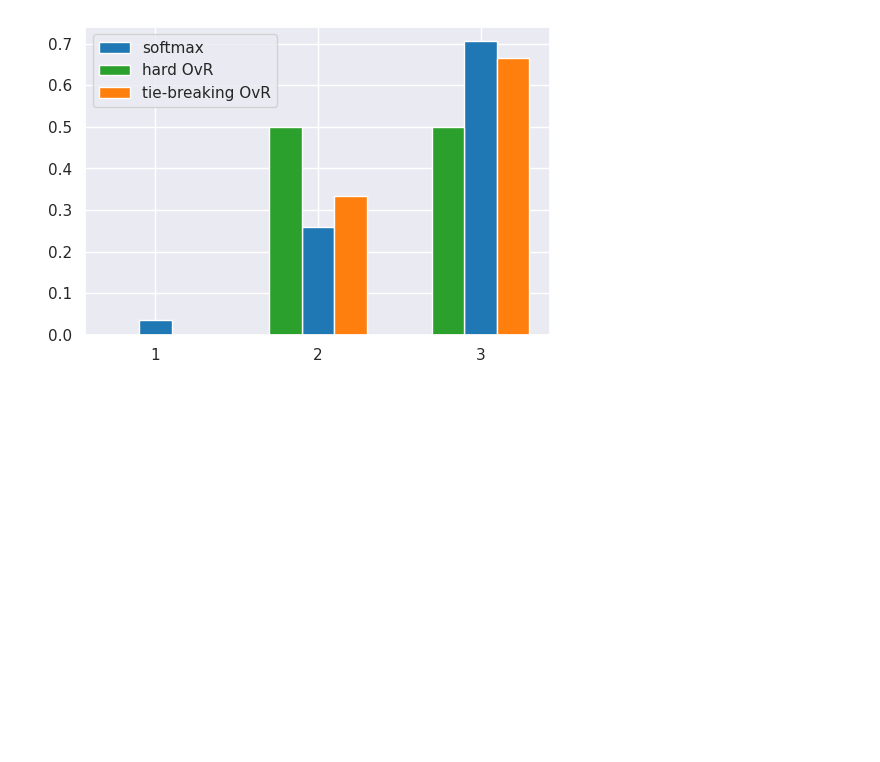
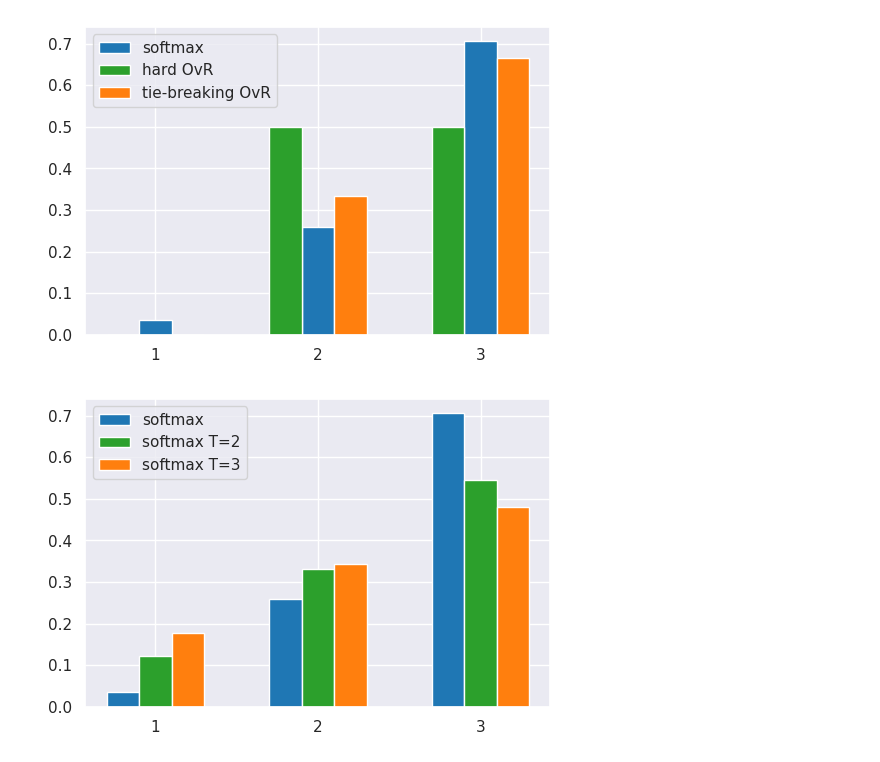
Before and after one commit to metodj/MSDNet-PyTorch, a Jupyter notebook: paper_plots.ipynb, the cells around one changed output. Drawn from its saved outputs; the diff is of its cells as text; code cells hidden in the pictures; blank space fills up the shorter version.

```diff
--- a/paper_plots.ipynb
+++ b/paper_plots.ipynb
@@ -660,3 +662,20 @@ plt.savefig(f'figures/figure_likelihoods.pdf', dpi=1200)
 plt.show()
 # %% [output]
 [figure]
+# %%
+a = torch.tensor([-1., 1., 2.])
+b = torch.softmax(a, dim=0).numpy()
+c = torch.softmax(a / 2, dim=0).numpy()
+d = torch.softmax(a / 3, dim=0).numpy()
+x = np.arange(1, 4, 1)
+
+fig, ax = plt.subplots(figsize=(6, 4))
+plt.bar(x-0.2, b, width=0.2, color='tab:blue', align='center', label='softmax')
+plt.bar(x, c, width=0.2, color='tab:green', align='center', label='softmax T=2')
+plt.bar(x+0.2, d, width=0.2, color='tab:orange', align='center', label='softmax T=3')
+plt.xticks(x, [1, 2, 3])
+plt.legend()
+plt.savefig(f'figures/figure_likelihoods.pdf', dpi=1200)
+plt.show()
+# %% [output]
+[figure, added]
```
Also changed, not shown: parts of 1 cell of this notebook, 1 other file.
